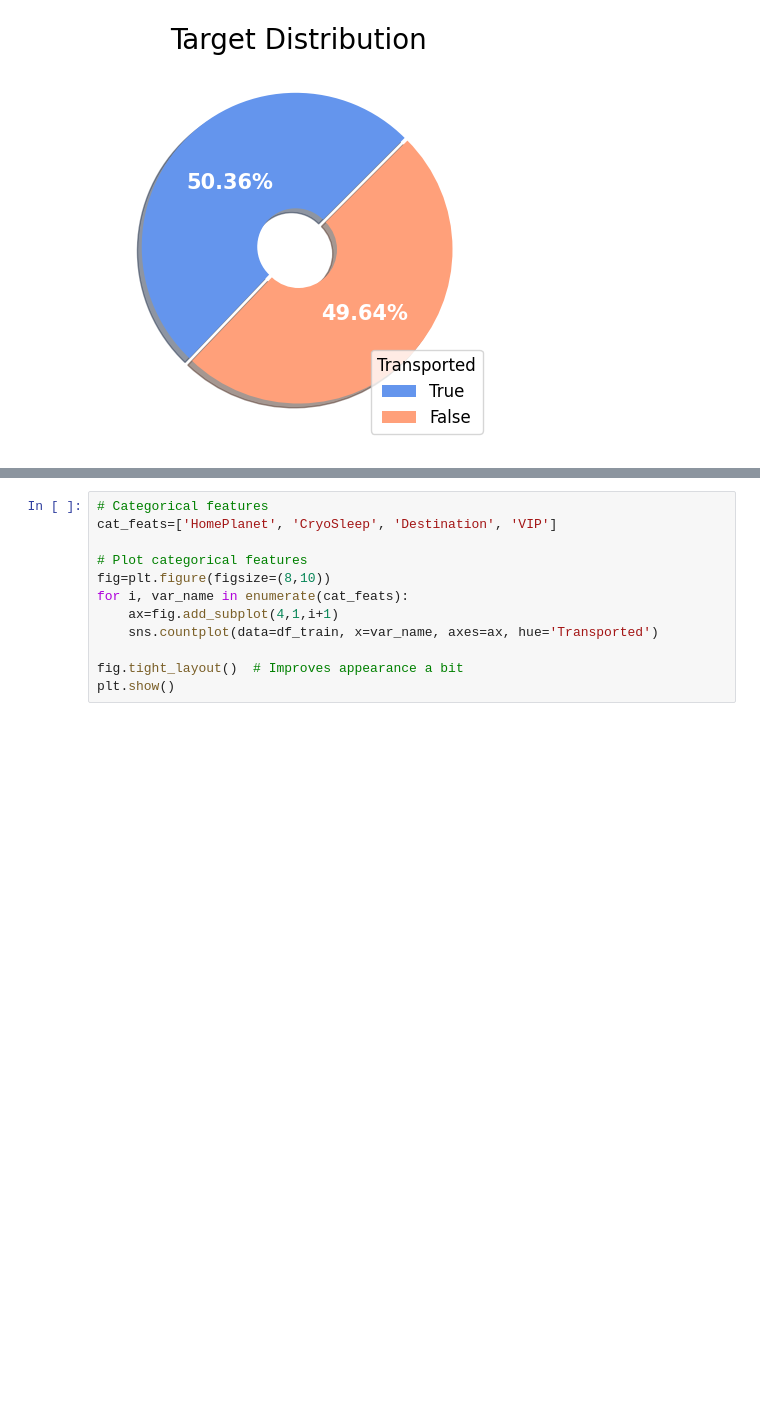
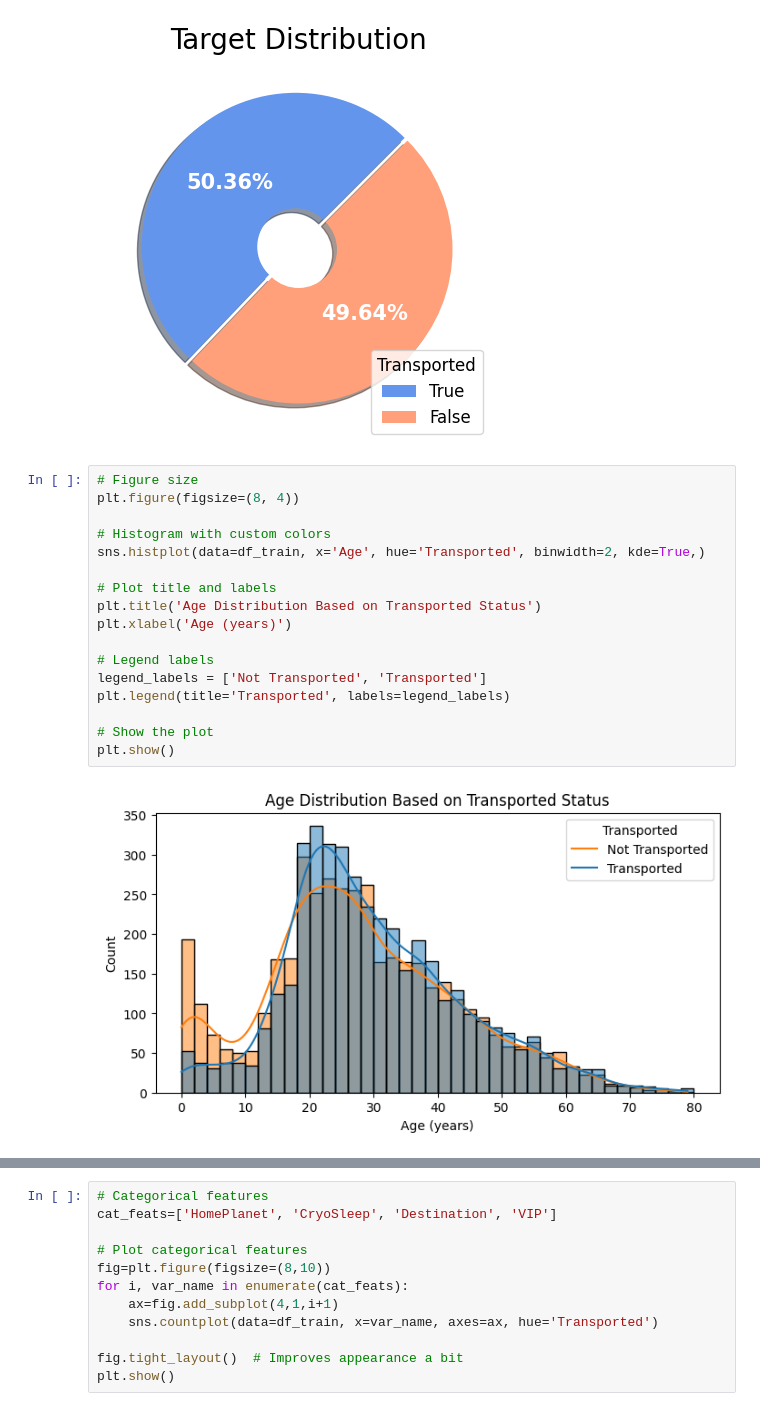
Before and after one commit to farhanarrafi/UNT-CSE-SpaceshipTitanic, a Jupyter notebook: Spaceship_notebook.ipynb, the cells around one changed output, grey strips where cells are left out. Saved outputs shown, nothing was run; the diff lists cells and outputs as text; blank space fills up the shorter version.

```diff
--- a/Spaceship_notebook.ipynb
+++ b/Spaceship_notebook.ipynb
@@ -104,3 +73,22 @@ ax.legend(title="Transported", title_fontsize=12, loc='best', fontsize=12)
 plt.show()
 # %% [output]
 [figure]
+# %%
+# Figure size
+plt.figure(figsize=(8, 4))
+
+# Histogram with custom colors
+sns.histplot(data=df_train, x='Age', hue='Transported', binwidth=2, kde=True,)
+
+# Plot title and labels
+plt.title('Age Distribution Based on Transported Status')
+plt.xlabel('Age (years)')
+
+# Legend labels
+legend_labels = ['Not Transported', 'Transported']
+plt.legend(title='Transported', labels=legend_labels)
+
+# Show the plot
+plt.show()
+# %% [output]
+[figure, added]
```
Also changed, not shown: parts of 46 cells of this notebook.
